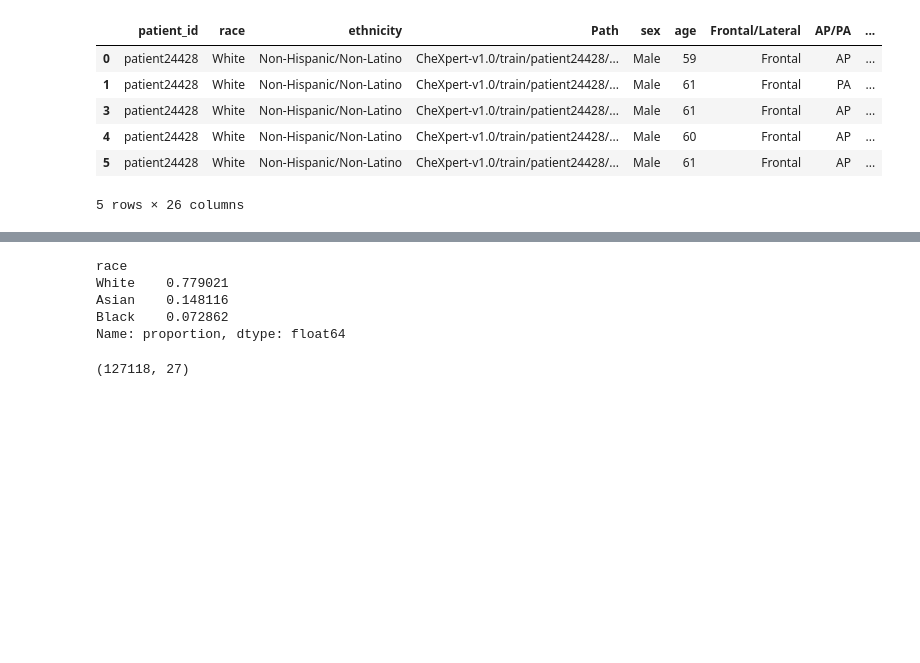
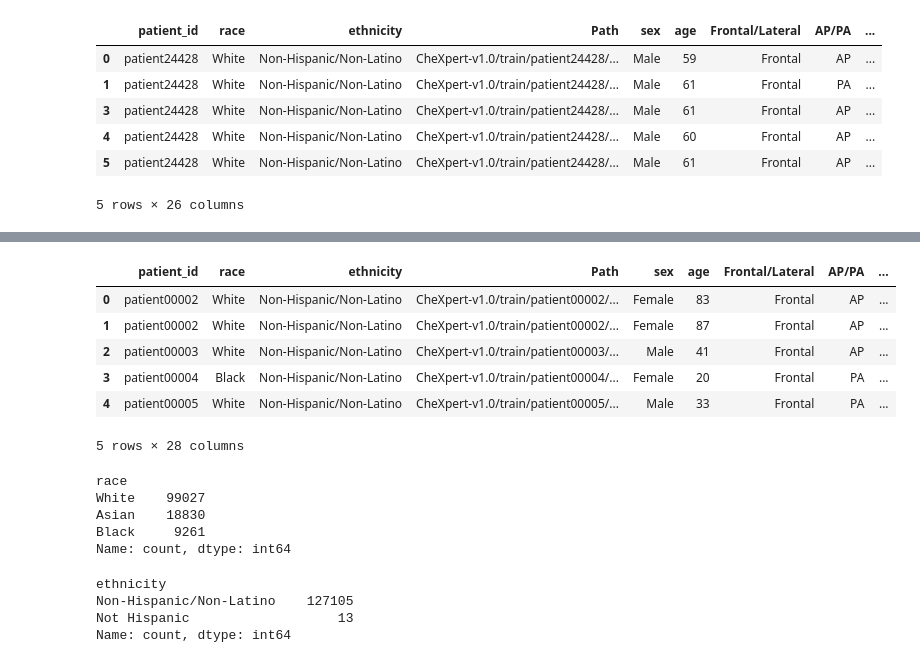
Before and after one commit to GivralNguyen/Towards-Fair-and-Private-AI-in-Chest-Radiograph-Analysis, a Jupyter notebook: data_analysis/data_filter_prepocessing.ipynb, the cells around one changed output, grey strips where cells are left out. Saved outputs shown, nothing was run; the diff lists cells and outputs as text; code cells hidden in the pictures; blank space fills up the shorter version.

```diff
--- a/data_analysis/data_sample.ipynb
+++ b/data_analysis/data_filter_prepocessing.ipynb
@@ -233,17 +289,3 @@ df_cxr.head()
 | 4 | patient24428 | White | Non-Hispanic/Non-Latino | CheXpert-v1.0/train/patient24428/... | Male | 60 | Frontal | AP | ... |
 | 5 | patient24428 | White | Non-Hispanic/Non-Latino | CheXpert-v1.0/train/patient24428/... | Male | 61 | Frontal | AP | ... |
 5 rows × 26 columns
-# %%
-from sklearn.utils import shuffle
-df_cxr.insert(5, "split","none", True)
-unique_sub_id = df_cxr.patient_id.unique()
-
-train_percent, valid_percent, test_percent = 0.60, 0.10, 0.30
-
-unique_sub_id = shuffle(unique_sub_id)
-value1 = (round(len(unique_sub_id)*train_percent))
-value2 = (round(len(unique_sub_id)*valid_percent))
-value3 = value1 + value2
-value4 = (round(len(unique_sub_id)*test_percent))
-print(df_cxr.shape)
-df_cxr.head()
@@ -259,12 +291,0 @@ df_cxr.head()
-# %%
-df_cxr = shuffle(df_cxr)
-
-train_sub_id = unique_sub_id[:value1]
-validate_sub_id = unique_sub_id[value1:value3]
-test_sub_id = unique_sub_id[value3:]
-# %%
-df_cxr.loc[df_cxr.patient_id.isin(train_sub_id), "split"]="train"
-df_cxr.loc[df_cxr.patient_id.isin(validate_sub_id), "split"]="validate"
-df_cxr.loc[df_cxr.patient_id.isin(test_sub_id), "split"]="test"
-print(df_cxr.shape)
-df_cxr.head()
@@ -295 +316,5 @@ Black     9263
 Name: count, dtype: int64
+# %%
+df_data_split = pd.read_csv(data_dir + 'chexpert_split_2021_08_20_filtered.csv').set_index('index')
+print(df_data_split.shape)
+df_data_split.head()
@@ -296,19 +330,29 @@ Name: count, dtype: int64
+# %%
+df_cxr = pd.concat([df_cxr,df_data_split], axis=1)
+df_cxr.head()
+# %% [output]
+|  | patient_id | race | ethnicity | Path | sex | age | Frontal/Lateral | AP/PA | ... |
+| 0 | patient00002 | White | Non-Hispanic/Non-Latino | CheXpert-v1.0/train/patient00002/... | Female | 83 | Frontal | AP | ... |
+| 1 | patient00002 | White | Non-Hispanic/Non-Latino | CheXpert-v1.0/train/patient00002/... | Female | 87 | Frontal | AP | ... |
+| 2 | patient00003 | White | Non-Hispanic/Non-Latino | CheXpert-v1.0/train/patient00003/... | Male | 41 | Frontal | AP | ... |
+| 3 | patient00004 | Black | Non-Hispanic/Non-Latino | CheXpert-v1.0/train/patient00004/... | Female | 20 | Frontal | PA | ... |
+| 4 | patient00005 | White | Non-Hispanic/Non-Latino | CheXpert-v1.0/train/patient00005/... | Male | 33 | Frontal | PA | ... |
+5 rows × 28 columns
 # %%
-df_cxr.race.value_counts(normalize=True)
+df_cxr.race.value_counts()
 # %% [output]
 race
-White    0.779021
-Asian    0.148116
-Black    0.072862
-Name: proportion, dtype: float64
+White    99027
+Asian    18830
+Black     9261
+Name: count, dtype: int64
-# %%
-df_cxr = df_cxr.sort_values(by=['Path'])
-df_cxr = df_cxr.reset_index()
-df_cxr = df_cxr.drop(columns=['index'])
-df_cxr = df_cxr[df_cxr["AP/PA"].isin(['AP','PA'])]
-print(df_cxr.shape)
-# %% [output]
-(127118, 27)
+# %%
+df_cxr.ethnicity.value_counts()
+# %% [output]
+ethnicity
+Non-Hispanic/Non-Latino    127105
+Not Hispanic                   13
+Name: count, dtype: int64
 # %%
 train_df = df_cxr[df_cxr.split=="train"]
 validation_df = df_cxr[df_cxr.split=="validate"]
```
Also changed, not shown: parts of 26 cells of this notebook, 3 other files.
